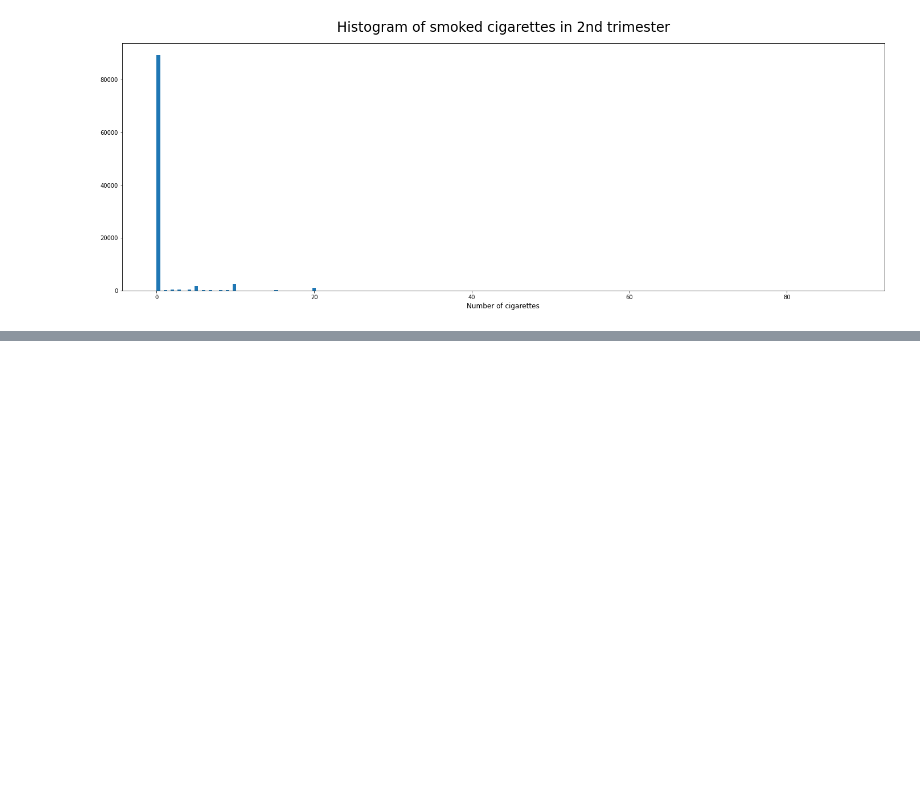
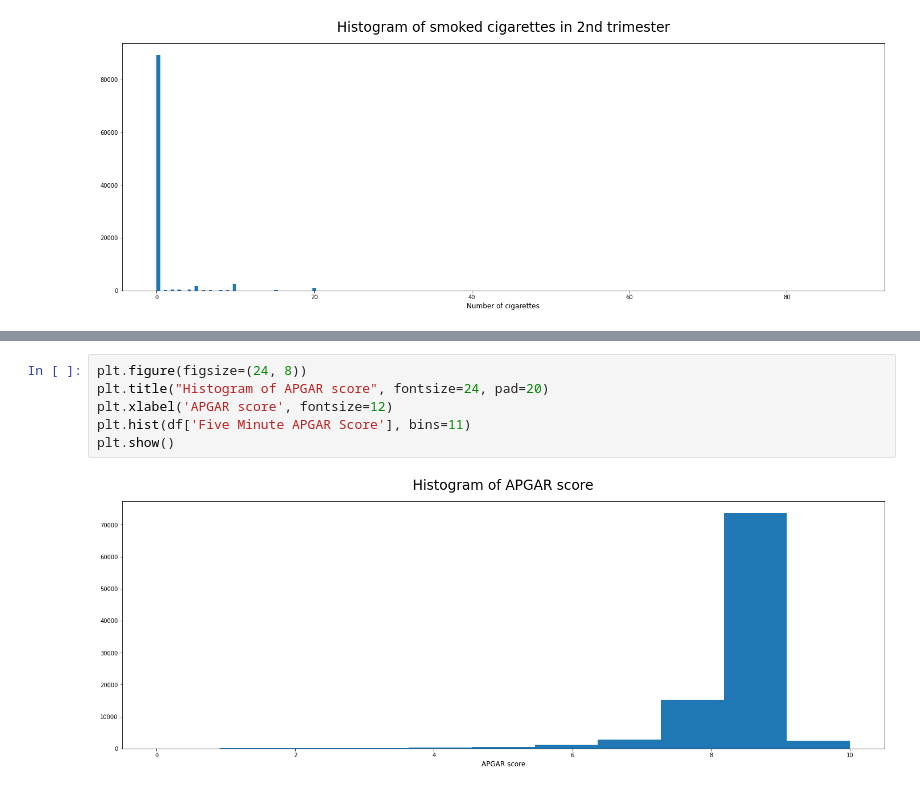
Before and after one commit to WiktorSa/Projekt-MSiD, a Jupyter notebook: notebook/Czynniki wpływające na wynik APGAR.ipynb, the cells around one changed output, grey strips where cells are left out. Cells and saved outputs as stored; diff of their text form; blank space fills up the shorter version.

```diff
--- a/notebook/Czynniki wpływające na wynik APGAR.ipynb
+++ b/notebook/Czynniki wpływające na wynik APGAR.ipynb
@@ -140,0 +141,8 @@ plt.show()
+# %%
+plt.figure(figsize=(24, 8))
+plt.title("Histogram of APGAR score", fontsize=24, pad=20)
+plt.xlabel('APGAR score', fontsize=12)
+plt.hist(df['Five Minute APGAR Score'], bins=11)
+plt.show()
+# %% [output]
+[figure, added]
```
Also changed, not shown: parts of 43 cells of this notebook.
